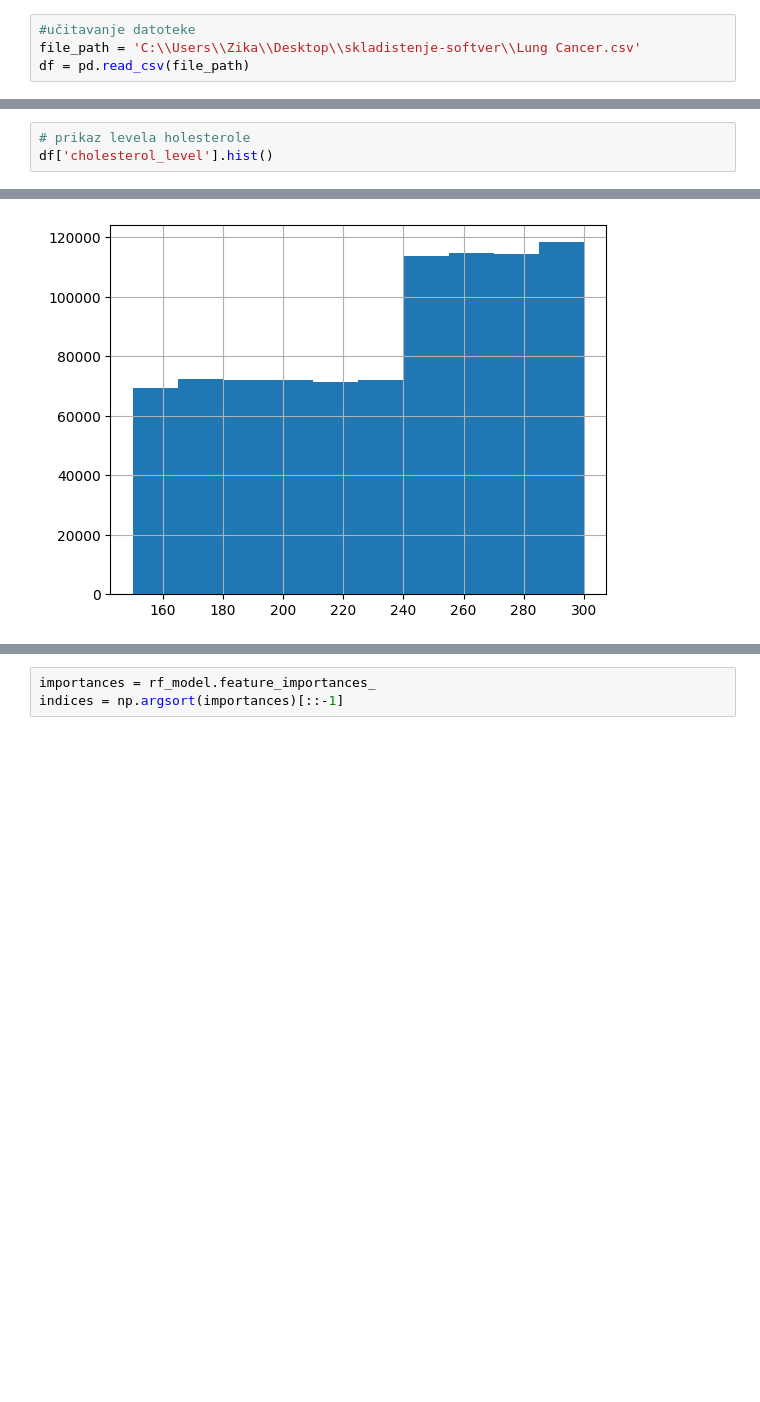
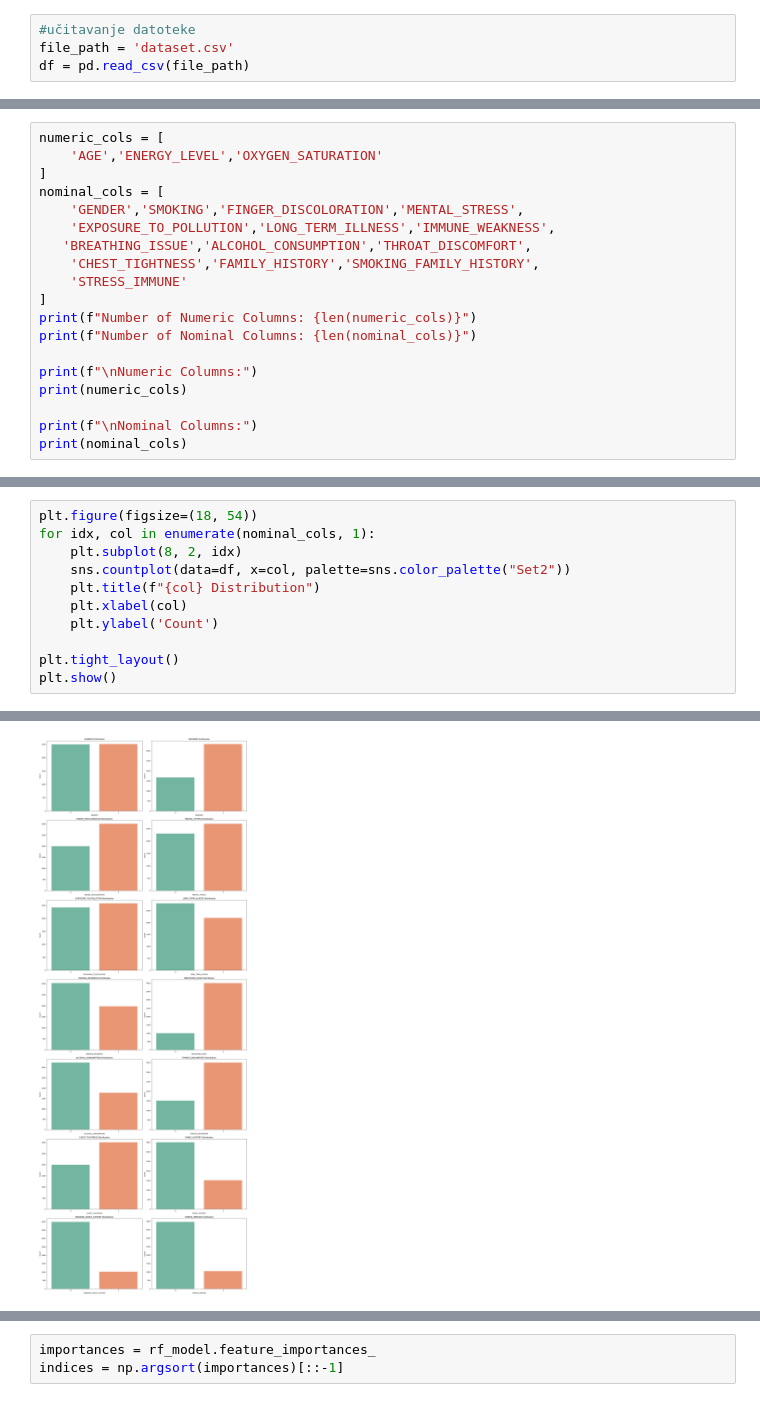
Before and after one commit to ZivadinM/skladistenje-softver, a Jupyter notebook: analiysis.ipynb, the cells around one changed output, grey strips where cells are left out. Drawn from its saved outputs; the diff is of its cells as text; blank space fills up the shorter version.

```diff
--- a/analiysis.ipynb
+++ b/analiysis.ipynb
@@ -22,6 +21,6 @@ Path to dataset files: C:\Users\Zika\.cache\kagglehub\datasets\khwaishsaxena\lun
 # %%
 #učitavanje datoteke
-file_path = 'C:\\Users\\Zika\\Desktop\\skladistenje-softver\\Lung Cancer.csv'
+file_path = 'dataset.csv'
 df = pd.read_csv(file_path)
 # %%
 #prikaz prvih 5 redova
@@ -126,0 +129,19 @@ df['age'].nunique()
+# %%
+numeric_cols = [
+    'AGE','ENERGY_LEVEL','OXYGEN_SATURATION'
+]
+nominal_cols = [
+    'GENDER','SMOKING','FINGER_DISCOLORATION','MENTAL_STRESS',
+    'EXPOSURE_TO_POLLUTION','LONG_TERM_ILLNESS','IMMUNE_WEAKNESS',
+   'BREATHING_ISSUE','ALCOHOL_CONSUMPTION','THROAT_DISCOMFORT',
+    'CHEST_TIGHTNESS','FAMILY_HISTORY','SMOKING_FAMILY_HISTORY',
+    'STRESS_IMMUNE'
+]
+print(f"Number of Numeric Columns: {len(numeric_cols)}")
+print(f"Number of Nominal Columns: {len(nominal_cols)}")
+
+print(f"\nNumeric Columns:")
+print(numeric_cols)
+
+print(f"\nNominal Columns:")
+print(nominal_cols)
@@ -127,4 +157,12 @@ df['age'].nunique()
 # %%
-# prikaz levela holesterole
-df['cholesterol_level'].hist()
+plt.figure(figsize=(18, 54))
+for idx, col in enumerate(nominal_cols, 1):
+    plt.subplot(8, 2, idx)
+    sns.countplot(data=df, x=col, palette=sns.color_palette("Set2"))
+    plt.title(f"{col} Distribution")
+    plt.xlabel(col)
+    plt.ylabel('Count')
+
+plt.tight_layout()
+plt.show()
 # %% [output]
@@ -132,2 +186,2 @@ df['cholesterol_level'].hist()
-[figure, old version]
+[figure, new version]
 # %%
```
Also changed, not shown: parts of 32 cells of this notebook, 2 other files.
